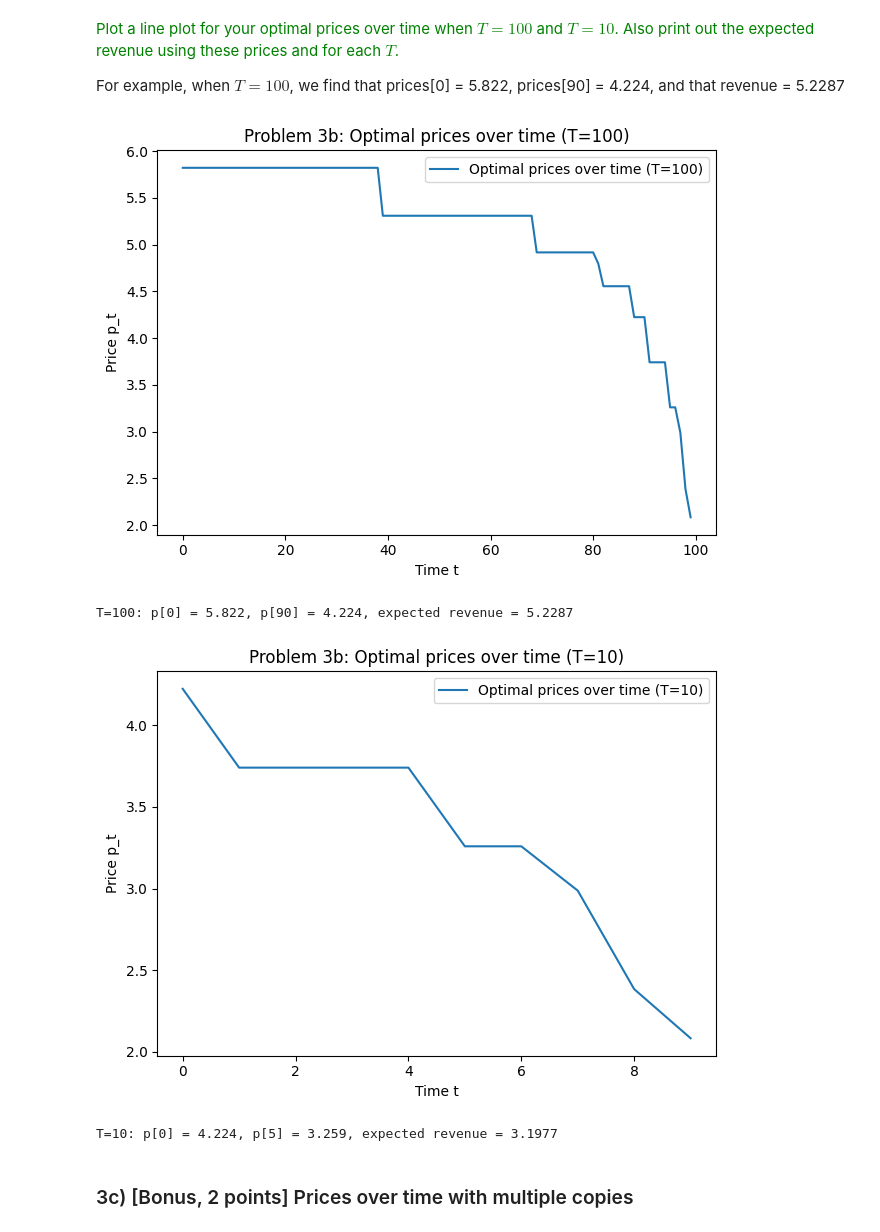
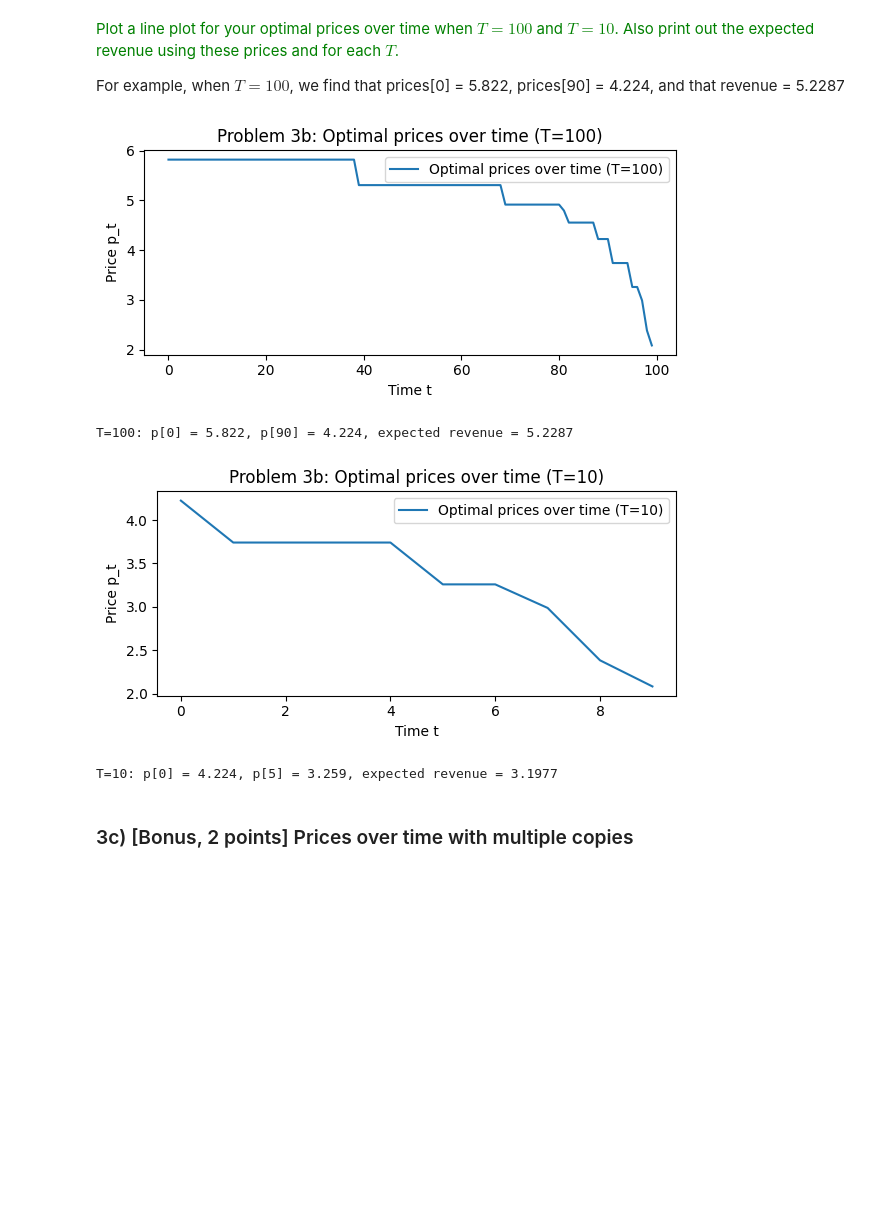
Before and after one commit to spabolu/orie5355, a Jupyter notebook: hw3/HW3_assignment.ipynb, the cells around one changed output. Cells and saved outputs as stored; diff of their text form; code cells hidden in the pictures; blank space fills up the shorter version.

```diff
--- a/hw3/HW3_assignment.ipynb
+++ b/hw3/HW3_assignment.ipynb
@@ -648,18 +595,6 @@ For example, we find that the output of the following function call is: (2.083,
 `get_single_step_revenue_maximizing_price_and_revenue(0, price_options, demand_predictions)`
 # %%
 def get_single_step_revenue_maximizing_price_and_revenue(Vtplus1, price_options, demand_predictions):
-    """
-    One-step Bellman optimization with 1 unit of inventory.
-    Maximizes:  V_t(p) = d(p)*p + (1 - d(p)) * V_{t+1}
-
-    Args:
-        Vtplus1: scalar value function at next period (V_{t+1})
-        price_options: iterable of candidate prices p
-        demand_predictions: iterable of d(p) for the same order of price_options
-
-    Returns:
-        (p_t_star, V_t_star)
-    """
     P = np.asarray(price_options, dtype=float)
     D = np.asarray(demand_predictions, dtype=float)
     values = D * P + (1.0 - D) * float(Vtplus1)
@@ -678,17 +613,11 @@ print(p_t, V_t)
 Hint: your function should loop through each time step, _starting_ at time $t=T-1$ (the last time period, since the first time period is time $t=0$). Each iteration of the loop should call the function from part 3a. Recall that we can define $V_T = 0$, since even if the item is unsold at time $T$, we have finished trying to sell it.
 # %%
 def get_prices_over_time_and_expected_revenue(prices, demand_predictions, T):
-    """
-    Backward-induction with 1 unit of inventory for T periods.
-    Returns:
-      - list of optimal prices p_t for t=0..T-1
-      - expected revenue V_0
-    """
     V_next = 0.0        # V_T = 0
     p_opt  = [None]*T   # to store p_t
-    V_list = [None]*T   # optional, stores V_t at each t
+    V_list = [None]*T
 
-    # Work backward: t = T-1, T-2, ..., 0
+    # work backward in the loop
     for t in range(T-1, -1, -1):
         p_t, V_t = get_single_step_revenue_maximizing_price_and_revenue(V_next, prices, demand_predictions)
         p_opt[t] = p_t
@@ -702,34 +631,32 @@ def get_prices_over_time_and_expected_revenue(prices, demand_predictions, T):
 
 For example, when $T=100$, we find that prices[0] = 5.822, prices[90] = 4.224, and that revenue = 5.2287
 # %%
-# Convenience plotting helper
 def plot_prices_over_time(p_list, T, title_suffix=""):
-    plt.figure()
+    plt.figure(figsize=(6, 3))
     plt.plot(range(T), p_list, label=f'Optimal prices over time (T={T})')
     plt.xlabel('Time t')
     plt.ylabel('Price p_t')
     plt.title(f'Problem 3b: Optimal prices over time (T={T}){title_suffix}')
     plt.legend()
     plt.tight_layout()
     plt.show()
 
-# --- Run for T=100 and T=10 using the test curve as d(p) ---
-prices = list(test_demand_curve['Price_bin_mid'])      # candidate price options
-demands = list(test_demand_curve['Demand_at_price'])   # d(p) for those options
+prices = list(test_demand_curve['Price_bin_mid'])
+demands = list(test_demand_curve['Demand_at_price'])
 
 # T = 100
 prices_T100, revenue_T100 = get_prices_over_time_and_expected_revenue(prices, demands, 100)
 plot_prices_over_time(prices_T100, 100)
 print(f"T=100: p[0] = {prices_T100[0]:.3f}, p[90] = {prices_T100[90]:.3f}, expected revenue = {revenue_T100:.4f}")
 
 # T = 10
 prices_T10, revenue_T10 = get_prices_over_time_and_expected_revenue(prices, demands, 10)
 plot_prices_over_time(prices_T10, 10)
 print(f"T=10: p[0] = {prices_T10[0]:.3f}, p[5] = {prices_T10[5]:.3f}, expected revenue = {revenue_T10:.4f}")
 # %% [output]
-[figure, old version]
+[figure, new version]
 T=100: p[0] = 5.822, p[90] = 4.224, expected revenue = 5.2287
-[figure, old version]
+[figure, new version]
 T=10: p[0] = 4.224, p[5] = 3.259, expected revenue = 3.1977
 # %% [markdown]
 ### 3c) [Bonus, 2 points] Prices over time with multiple copies
```
Also changed, not shown: parts of 16 cells of this notebook, 1 other file.
